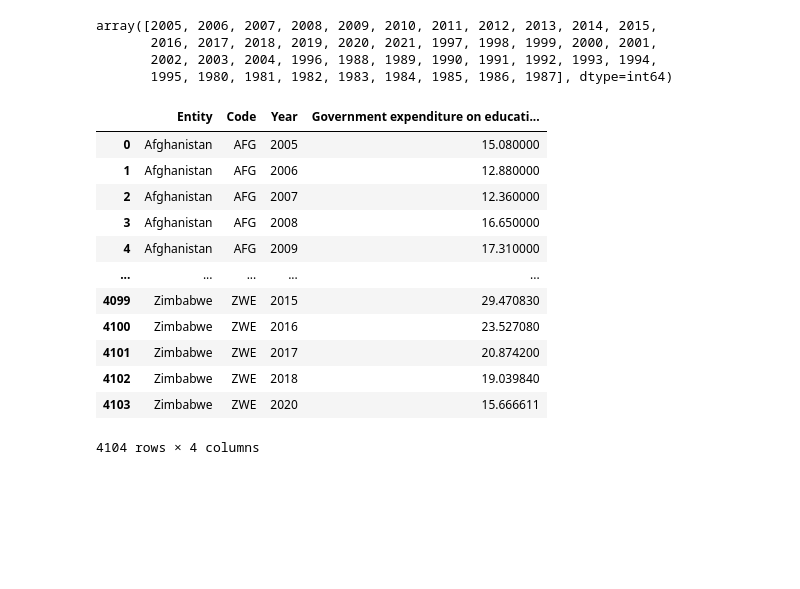
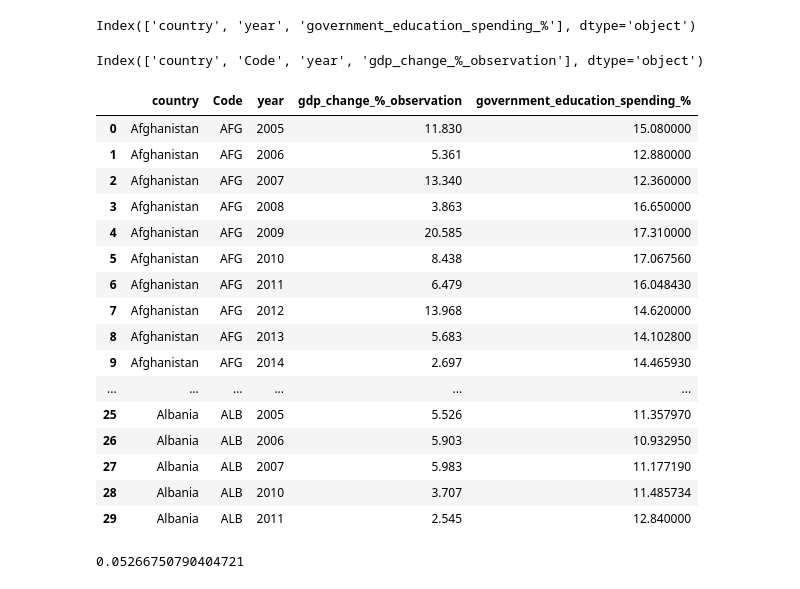
Before and after one commit to Gv1as/Project_1, a Jupyter notebook: Notebooks/Education_spending.ipynb, the cells around one changed output. Cells and saved outputs as stored; diff of their text form; code cells hidden in the pictures; blank space fills up the shorter version.

```diff
--- a/Notebooks/Education_spending.ipynb
+++ b/Notebooks/Education_spending.ipynb
@@ -4,26 +8,45 @@ import numpy as np
 # %%
-csv_file_path = r'C:\Users\gijsv\OneDrive\Documenten\Ironhack\week3\project\Data\Education_spending\share-of-education-in-government-expenditure.csv'
-df = pd.read_csv(csv_file_path)
-df = df[df['Year'] >= 1980]
-df['Year'].unique()
+csv_file_path = r'..\Data\Education_spending\share-of-education-in-government-expenditure.csv'
+df_edu_original = pd.read_csv(csv_file_path)
+df_edu = df_edu_original.copy()
+df_edu = df_edu[df_edu['Year'] >= 1980]
+df_edu = df_edu.drop(columns=['Code'] , errors='ignore')
+df_edu.rename(columns={'Entity': 'country', 'Year' : 'year', 'Government expenditure on education, total (% of government expenditure)' : 'government_education_spending_%'}, inplace=True)
+df_edu.columns
 # %% [output]
-array([2005, 2006, 2007, 2008, 2009, 2010, 2011, 2012, 2013, 2014, 2015,
-       2016, 2017, 2018, 2019, 2020, 2021, 1997, 1998, 1999, 2000, 2001,
-       2002, 2003, 2004, 1996, 1988, 1989, 1990, 1991, 1992, 1993, 1994,
-       1995, 1980, 1981, 1982, 1983, 1984, 1985, 1986, 1987], dtype=int64)
+Index(['country', 'year', 'government_education_spending_%'], dtype='object')
 # %%
-df
+csv_file_path = r'..\Data\GDP_growth\real-gdp-growth.csv'
+df_gdp_rate_original = pd.read_csv(csv_file_path)
+df_gdp_rate = df_gdp_rate_original.copy()
+df_gdp_rate.rename(columns={'Entity': 'country', 'Gross domestic product, constant prices - Percent change - Observations' : 'gdp_change_%_observation', 'Gross domestic product, constant prices - Percent change - Forecasts' : 'gdp_change_%_forecast', 'Year' : 'year'}, inplace=True)
+df_gdp_rate = df_gdp_rate.drop(columns=['gdp_change_%_forecast'])
+df_gdp_rate.columns
 # %% [output]
-|  | Entity | Code | Year | Government expenditure on educati... |
-| 0 | Afghanistan | AFG | 2005 | 15.080000 |
-| 1 | Afghanistan | AFG | 2006 | 12.880000 |
-| 2 | Afghanistan | AFG | 2007 | 12.360000 |
-| 3 | Afghanistan | AFG | 2008 | 16.650000 |
-| 4 | Afghanistan | AFG | 2009 | 17.310000 |
-| ... | ... | ... | ... | ... |
-| 4099 | Zimbabwe | ZWE | 2015 | 29.470830 |
-| 4100 | Zimbabwe | ZWE | 2016 | 23.527080 |
-| 4101 | Zimbabwe | ZWE | 2017 | 20.874200 |
-| 4102 | Zimbabwe | ZWE | 2018 | 19.039840 |
-| 4103 | Zimbabwe | ZWE | 2020 | 15.666611 |
-4104 rows × 4 columns
+Index(['country', 'Code', 'year', 'gdp_change_%_observation'], dtype='object')
+# %%
+merged_df = pd.merge(df_gdp_rate, df_edu, on=['country', 'year'], how='inner')
+merged_df.head(30)
+# %% [output]
+|  | country | Code | year | gdp_change_%_observation | government_education_spending_% |
+| 0 | Afghanistan | AFG | 2005 | 11.830 | 15.080000 |
+| 1 | Afghanistan | AFG | 2006 | 5.361 | 12.880000 |
+| 2 | Afghanistan | AFG | 2007 | 13.340 | 12.360000 |
+| 3 | Afghanistan | AFG | 2008 | 3.863 | 16.650000 |
+| 4 | Afghanistan | AFG | 2009 | 20.585 | 17.310000 |
+| 5 | Afghanistan | AFG | 2010 | 8.438 | 17.067560 |
+| 6 | Afghanistan | AFG | 2011 | 6.479 | 16.048430 |
+| 7 | Afghanistan | AFG | 2012 | 13.968 | 14.620000 |
+| 8 | Afghanistan | AFG | 2013 | 5.683 | 14.102800 |
+| 9 | Afghanistan | AFG | 2014 | 2.697 | 14.465930 |
+| ... | ... | ... | ... | ... | ... |
+| 25 | Albania | ALB | 2005 | 5.526 | 11.357970 |
+| 26 | Albania | ALB | 2006 | 5.903 | 10.932950 |
+| 27 | Albania | ALB | 2007 | 5.983 | 11.177190 |
+| 28 | Albania | ALB | 2010 | 3.707 | 11.485734 |
+| 29 | Albania | ALB | 2011 | 2.545 | 12.840000 |
+# %%
+correlation = merged_df['gdp_change_%_observation'].corr(merged_df['government_education_spending_%'])
+print(correlation)
+# %% [output]
+0.05266750790404721
```
Also changed, not shown: parts of 6 cells of this notebook, 9 other files.
